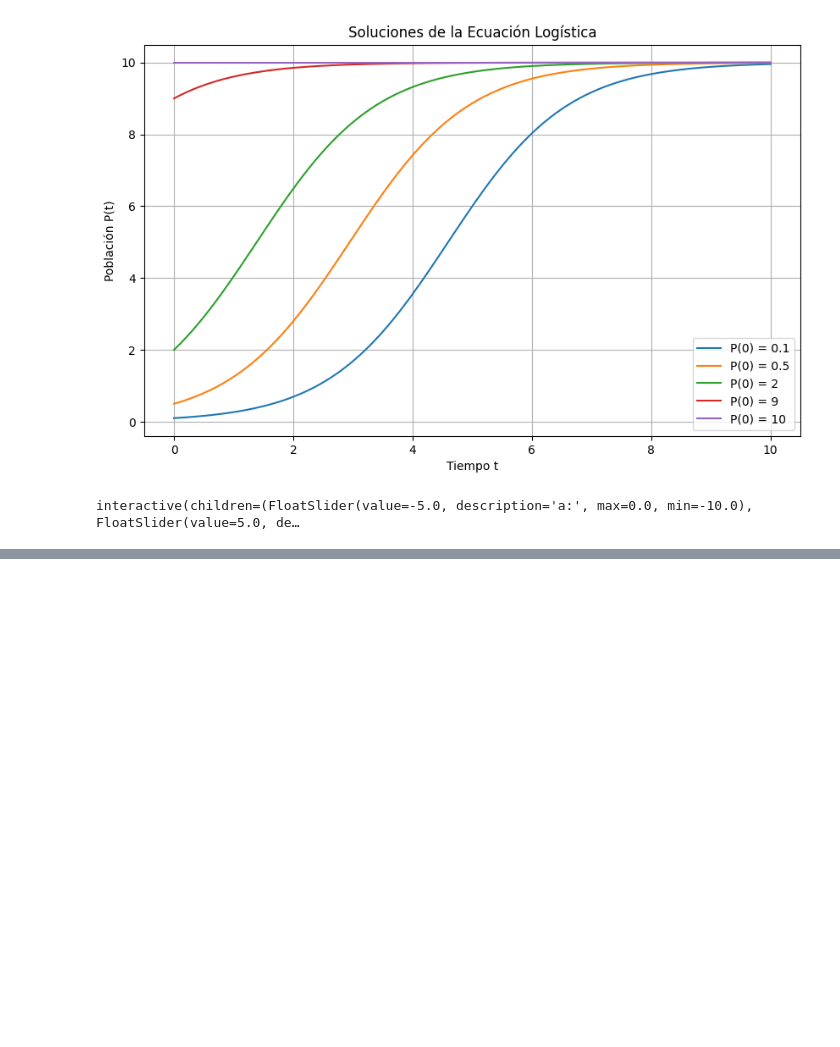
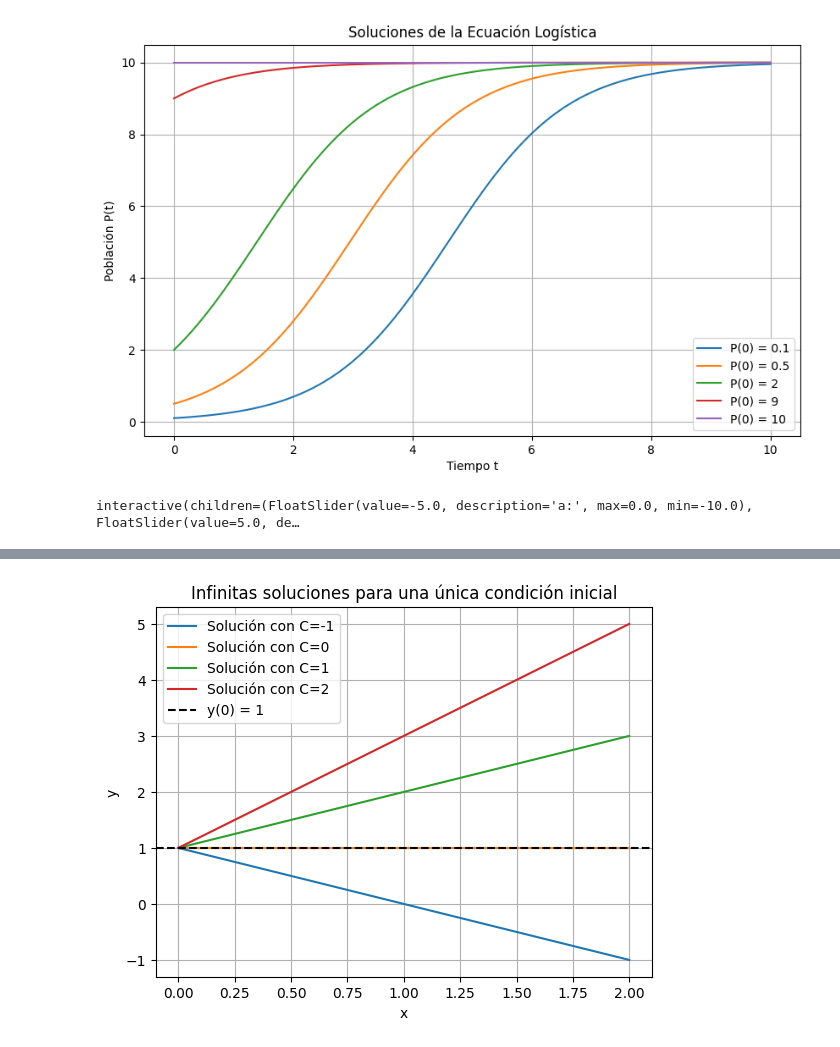
Before and after one commit to DenisOsses/CursoEdo, a Jupyter notebook: Ejercicios.ipynb, the cells around one changed output, grey strips where cells are left out. Drawn from its saved outputs; the diff is of its cells as text; code cells hidden in the pictures; blank space fills up the shorter version.

```diff
--- a/Ejercicios.ipynb
+++ b/Ejercicios.ipynb
@@ -195,0 +287,33 @@ interactive(children=(FloatSlider(value=-5.0, description='a:', max=0.0, min=-10
+# %%
+import numpy as np
+import matplotlib.pyplot as plt
+
+# Definimos la función f(x, y)
+def f(x, y):
+    # Evitamos la división por cero para x = 0
+    return np.divide(y-1, x, out=np.zeros_like(x), where=x!=0)
+
+# Condiciones iniciales
+x0 = 0
+y0 = 1
+
+# Intervalo de integración
+x = np.linspace(x0, 2, 100)
+
+# Soluciones para diferentes valores de C
+C_vals = [-1, 0, 1, 2]
+sols = [1+C * x for C in C_vals]
+
+# Visualizar las soluciones
+for i, y_sol in enumerate(sols):
+    plt.plot(x, y_sol, label=f'Solución con C={C_vals[i]}')
+
+plt.xlabel('x')
+plt.ylabel('y')
+plt.title('Infinitas soluciones para una única condición inicial')
+plt.axhline(1, color='black', linestyle='--', label='y(0) = 1')
+plt.legend()
+plt.grid(True)
+plt.show()
+# %% [output]
+[figure, added]
```
Also changed, not shown: parts of 2 cells of this notebook, 21 other files.
